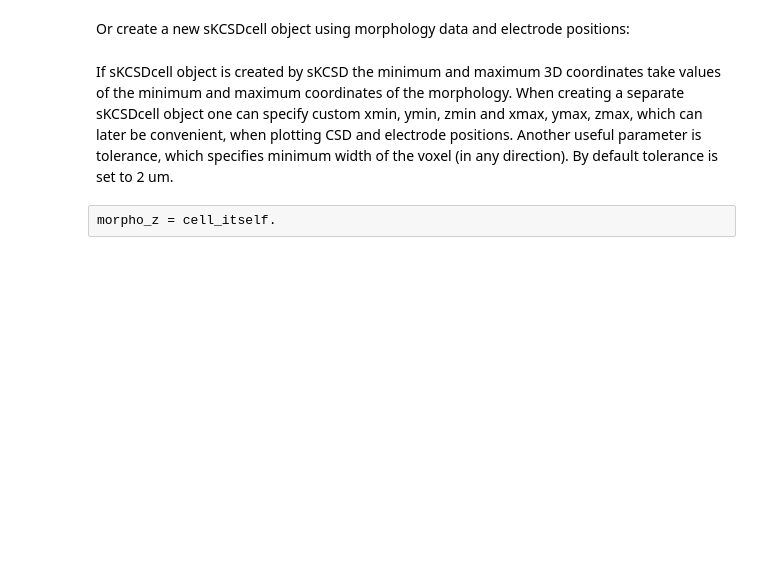
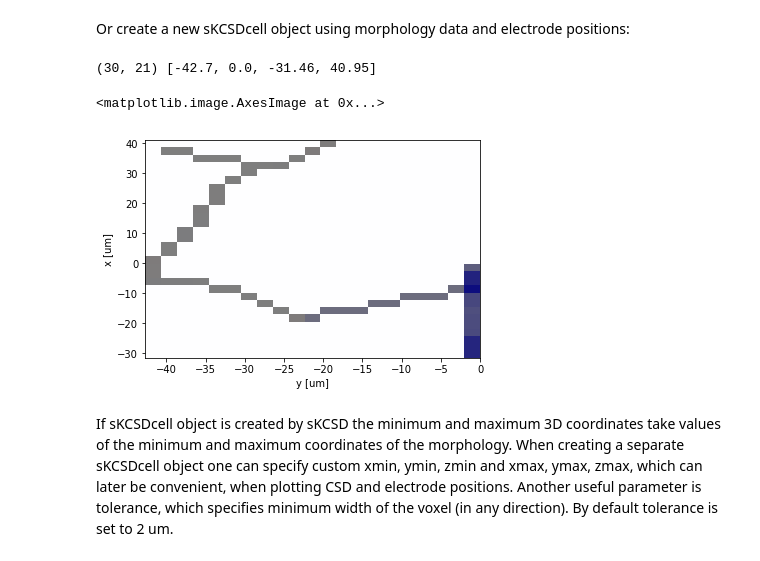
Before and after one commit to Neuroinflab/kCSD-python, a Jupyter notebook: tutorials/skcsd_tutorial.ipynb, the cells around one changed output. Saved outputs shown, nothing was run; the diff lists cells and outputs as text; code cells hidden in the pictures; blank space fills up the shorter version.

```diff
--- a/tutorials/skcsd_tutorial.ipynb
+++ b/tutorials/skcsd_tutorial.ipynb
@@ -128,3 +129,21 @@ cell_itself = sKCSDcell(data.morphology, data.ele_pos, n_src)
+# %%
+n_src = 100
+cell_itself = sKCSDcell(data.morphology, data.ele_pos, n_src)
+morpho, extent = cell_itself.draw_cell2D(axis=2)
+extent = [extent[-2], extent[-1], extent[0], extent[1]]
+extent = [x*1e6 for x in extent]
+fig, ax = plt.subplots(1, 1)
+ax.imshow(morpho, origin="lower", aspect="auto", interpolation="none", extent=extent)
+ax.set_ylabel('x [um]')
+ax.set_xlabel('y [um]')
+idx = np.where(time == 40)[0][0]
+csd = skcsd_3D[:, :, :, idx].sum(axis=(2))
+print(csd.shape, extent)
+ax.imshow(csd, origin="lower", aspect="auto", interpolation="none", extent=extent, vmin=vmin, vmax=vmax, alpha=.5, cmap=plt.cm.bwr_r)
+# %% [output]
+(30, 21) [-42.7, 0.0, -31.46, 40.95]
+<matplotlib.image.AxesImage at 0x...>
+[figure, added]
 # %% [markdown]
 If sKCSDcell object is created by sKCSD the minimum and maximum 3D coordinates take values of the minimum and maximum coordinates of the morphology. When creating a separate sKCSDcell object one can specify custom xmin, ymin, zmin and xmax, ymax, zmax, which can later be convenient, when plotting CSD and electrode positions. Another useful parameter is tolerance, which specifies minimum width of the voxel (in any direction). By default tolerance is set to 2 um.
 # %%
@@ -138,5 +157,3 @@ zmax = data.ele_pos[:, 2].max() + 20e-6
 cell_itself = sKCSDcell(data.morphology, data.ele_pos, n_src,
                         xmin=xmin, xmax=xmax, ymin=ymin, ymax=ymax,
                         zmin=zmin, zmax=zmax, tolerance=tolerance)
-# %% [raw]
-morpho_z = cell_itself.
```
Also changed, not shown: parts of 12 cells of this notebook, 5 other files.
